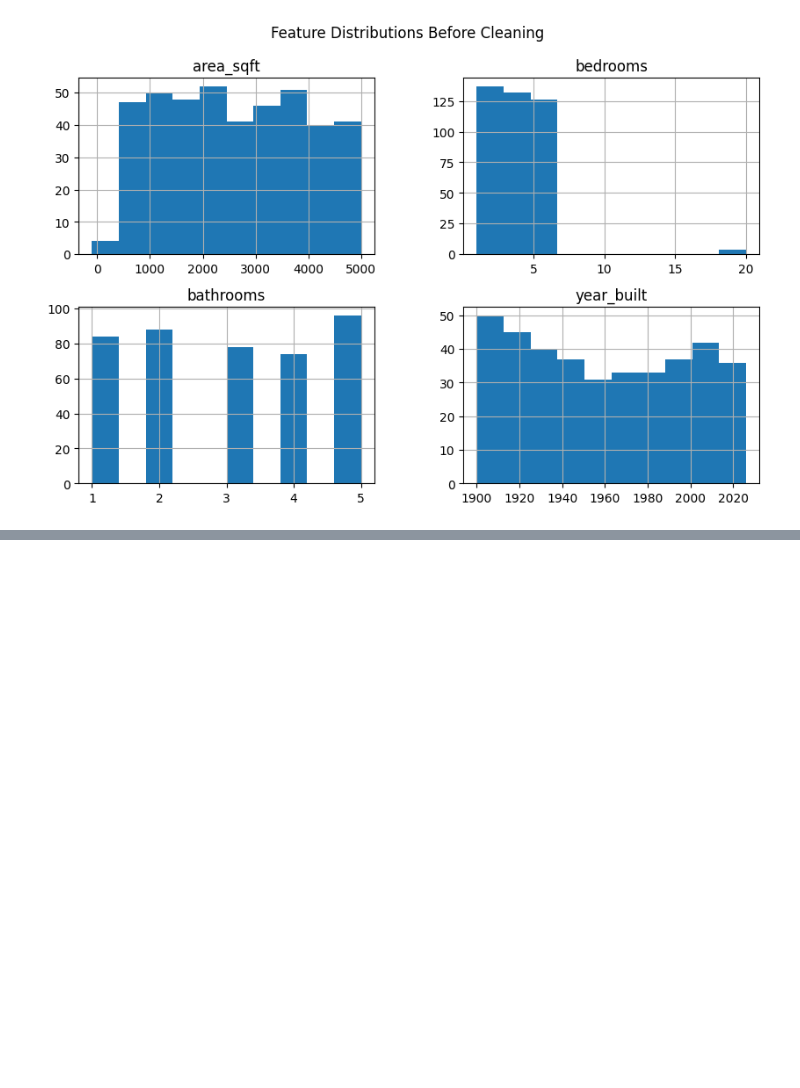
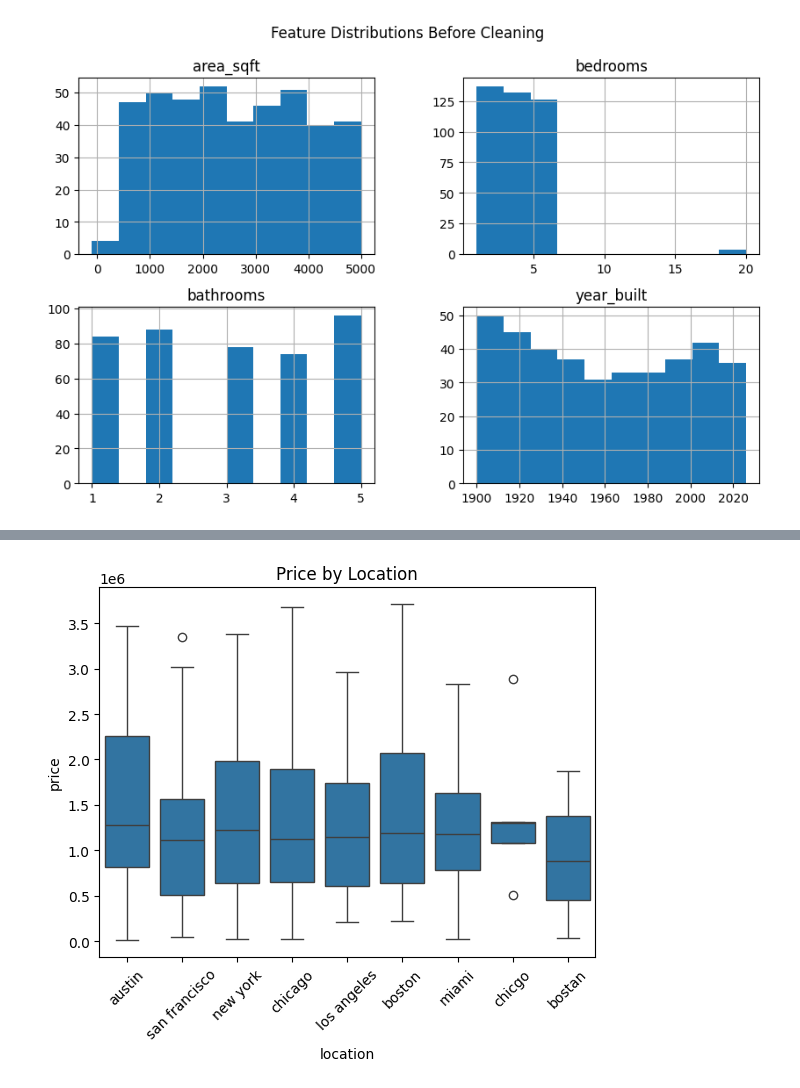
Before and after one commit to Static1016/Data-Cleaning-and-Quality-Analysis-Pipeline, a Jupyter notebook: notebook/exploration.ipynb, the cells around one changed output, grey strips where cells are left out. Cells and saved outputs as stored; diff of their text form; code cells hidden in the pictures; blank space fills up the shorter version.

```diff
--- a/notebook/exploration.ipynb
+++ b/notebook/exploration.ipynb
@@ -100,0 +142,7 @@ plt.show()
+# %%
+sns.boxplot(data=clean_df, x="location", y="price")
+plt.xticks(rotation=45)
+plt.title("Price by Location")
+plt.show()
+# %% [output]
+[figure, added]
```
Also changed, not shown: parts of 13 cells of this notebook, 14 other files.
